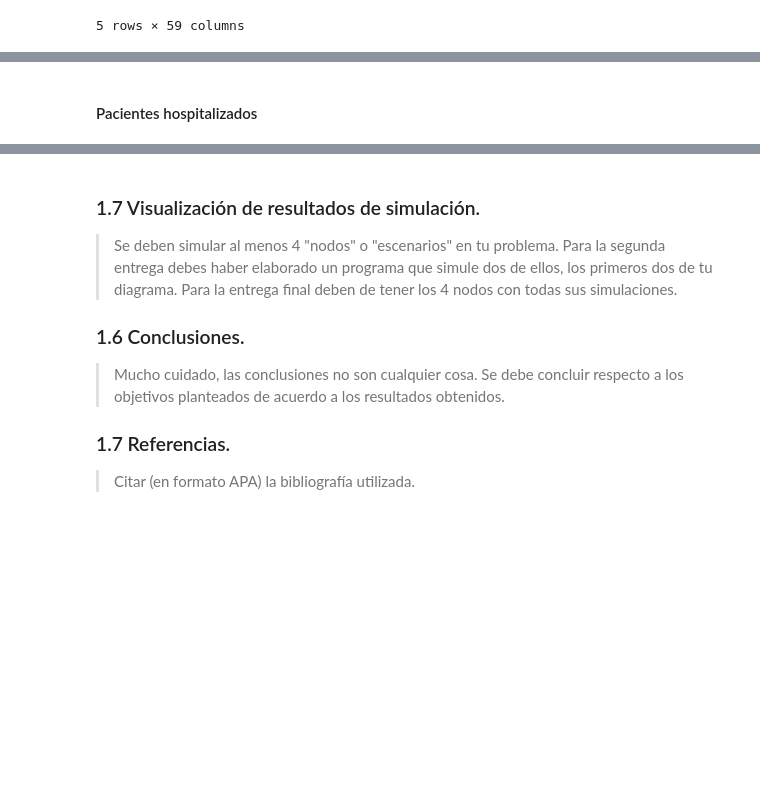
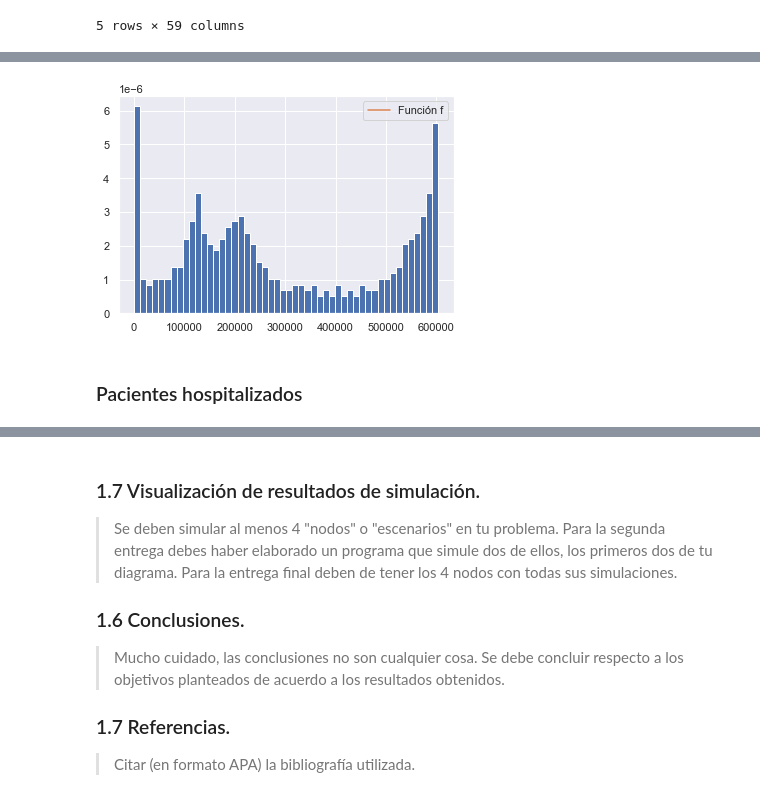
Before and after one commit to valerialadron/Proyecto_VLadron_MMLopez, a Jupyter notebook: Proyecto_VLadron_MMLopez.ipynb, the cells around one changed output, grey strips where cells are left out. Saved outputs shown, nothing was run; the diff lists cells and outputs as text; code cells hidden in the pictures; blank space fills up the shorter version.

```diff
--- a/Proyecto_VLadron_MMLopez.ipynb
+++ b/Proyecto_VLadron_MMLopez.ipynb
@@ -237,5 +198,11 @@ array([1.00000000e+00, 3.53562563e+02, 7.06125125e+02, 1.05868769e+03,
+# %%
+x22 = np.array(usa_muertes['total_deaths'])
+xm21 = np.linspace(x22.min(),x22.max(),1000)
+fm21 = kde_hist_f_m(x22, 50, xm21)
+# %% [output]
+[figure, added]
 # %% [markdown]
-#### Pacientes hospitalizados
+### Pacientes hospitalizados
 # %%
 usa_hosp = pd.DataFrame(data['hosp_patients'])
 usa_hosp_antes = usa_hosp.loc['22/01/2020':'31/12/2020']
```
Also changed, not shown: parts of 21 cells of this notebook.
